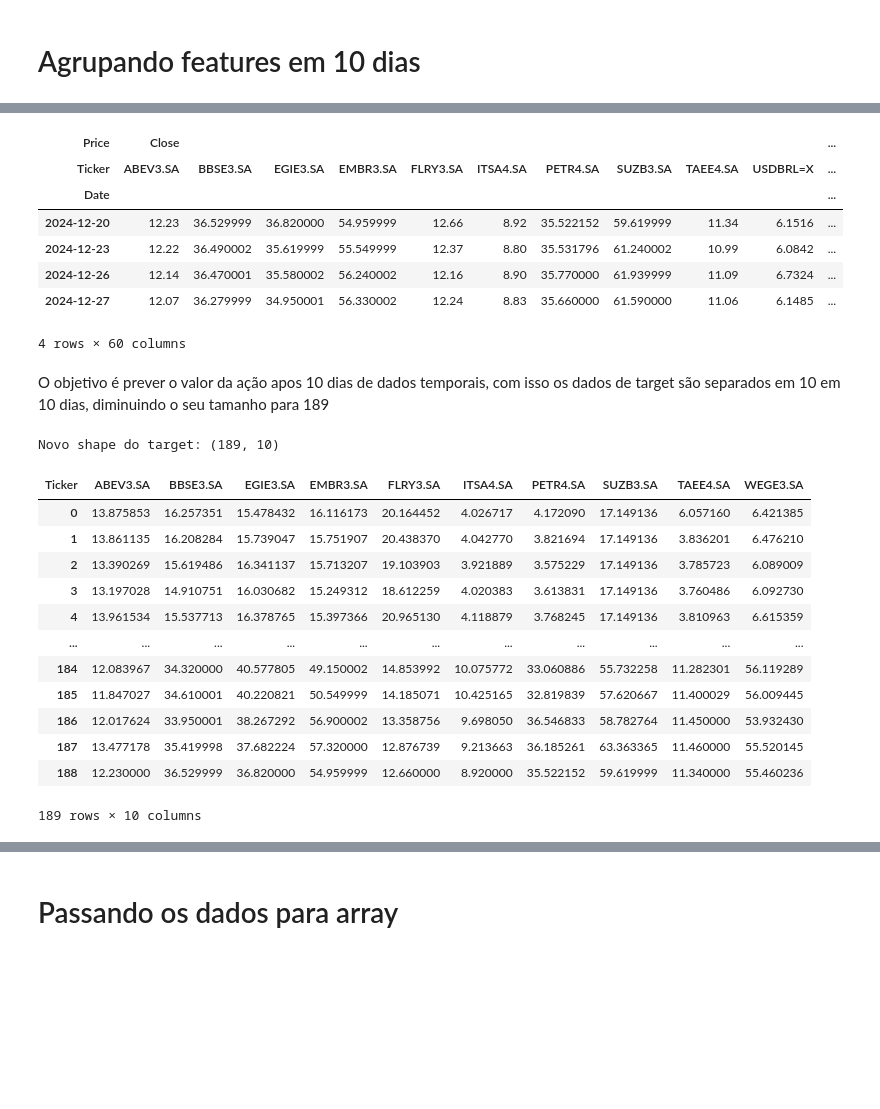
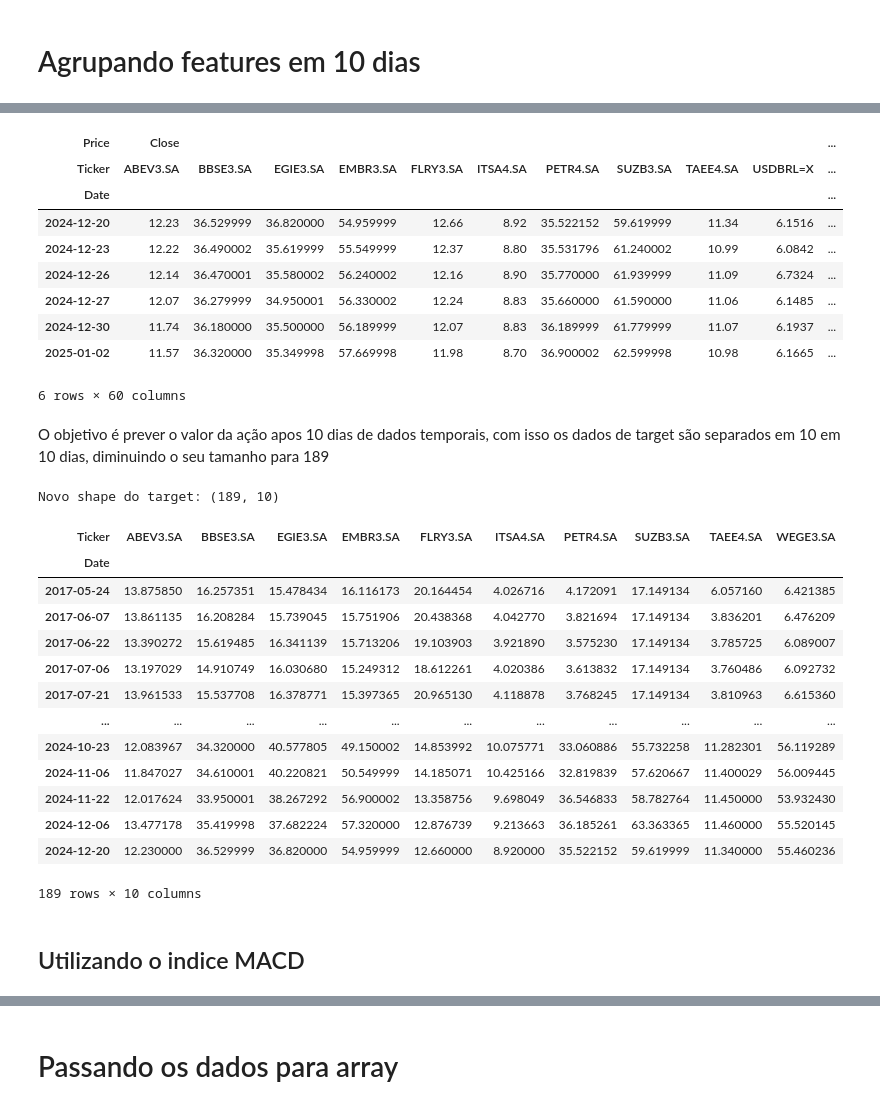
Before and after one commit to gabriels3t/Uso-de-RNN-para-prever-acoes, a Jupyter notebook: data.ipynb, the cells around one changed output, grey strips where cells are left out. Saved outputs shown, nothing was run; the diff lists cells and outputs as text; code cells hidden in the pictures; blank space fills up the shorter version.

```diff
--- a/data.ipynb
+++ b/data.ipynb
@@ -7,7 +7,8 @@ import numpy as np
 # Definir os ativos e o período
 ativos4 = ['SUZB3.SA', 'EMBR3.SA', 'PETR4.SA', 'EGIE3.SA', 'BBSE3.SA', 'ITSA4.SA', 'ABEV3.SA', 'WEGE3.SA', 'FLRY3.SA', 'TAEE4.SA', 'USDBRL=X','^BVSP']
 data_inicial = '2017-01-01'
-data_final = '2024-12-30'
+#data_inicial = '2024-01-01'
+data_final = '2025-12-30'
 
 # Obtendo os dados diretamente com o yfinance
 tabela_cotacoes = yf.download(ativos4, start=data_inicial, end=data_final)
@@ -82,34 +83,39 @@ cotacao_feature_grouped[-1]
 | 2024-12-23 | 12.22 | 36.490002 | 35.619999 | 55.549999 | 12.37 | 8.80 | 35.531796 | 61.240002 | 10.99 | 6.0842 | ... |
 | 2024-12-26 | 12.14 | 36.470001 | 35.580002 | 56.240002 | 12.16 | 8.90 | 35.770000 | 61.939999 | 11.09 | 6.7324 | ... |
 | 2024-12-27 | 12.07 | 36.279999 | 34.950001 | 56.330002 | 12.24 | 8.83 | 35.660000 | 61.590000 | 11.06 | 6.1485 | ... |
+| 2024-12-30 | 11.74 | 36.180000 | 35.500000 | 56.189999 | 12.07 | 8.83 | 36.189999 | 61.779999 | 11.07 | 6.1937 | ... |
+| 2025-01-02 | 11.57 | 36.320000 | 35.349998 | 57.669998 | 11.98 | 8.70 | 36.900002 | 62.599998 | 10.98 | 6.1665 | ... |
-4 rows × 60 columns
+6 rows × 60 columns
 # %% [markdown]
 O objetivo é prever o valor da ação apos 10 dias de dados temporais, com isso os dados de target são  separados em 10 em 10 dias, diminuindo o seu tamanho para 189
 # %%
 acao= [
     "ABEV3.SA", "BBSE3.SA", "EGIE3.SA", "EMBR3.SA", "FLRY3.SA",
     "ITSA4.SA", "PETR4.SA", "SUZB3.SA", "TAEE4.SA",
     "WEGE3.SA"
 ]
 # Ajuste o target para garantir que ele tenha o mesmo número de amostras que as features
 # O target será o 'Adj Close' do dia seguinte após cada janela de 10 dias
-cotacao_target_intervalo = cotacao_target.iloc[window_size::window_size][acao].reset_index(drop=True)
+cotacao_target_intervalo = cotacao_target.iloc[window_size::window_size][acao]
 
 
 print(f"Novo shape do target: {cotacao_target_intervalo.shape}")
 cotacao_target_intervalo
 # %% [output]
 Novo shape do target: (189, 10)
 | Ticker | ABEV3.SA | BBSE3.SA | EGIE3.SA | EMBR3.SA | FLRY3.SA | ITSA4.SA | PETR4.SA | SUZB3.SA | TAEE4.SA | WEGE3.SA |
-| 0 | 13.875853 | 16.257351 | 15.478432 | 16.116173 | 20.164452 | 4.026717 | 4.172090 | 17.149136 | 6.057160 | 6.421385 |
-| 1 | 13.861135 | 16.208284 | 15.739047 | 15.751907 | 20.438370 | 4.042770 | 3.821694 | 17.149136 | 3.836201 | 6.476210 |
-| 2 | 13.390269 | 15.619486 | 16.341137 | 15.713207 | 19.103903 | 3.921889 | 3.575229 | 17.149136 | 3.785723 | 6.089009 |
-| 3 | 13.197028 | 14.910751 | 16.030682 | 15.249312 | 18.612259 | 4.020383 | 3.613831 | 17.149136 | 3.760486 | 6.092730 |
-| 4 | 13.961534 | 15.537713 | 16.378765 | 15.397366 | 20.965130 | 4.118879 | 3.768245 | 17.149136 | 3.810963 | 6.615359 |
+| Date |  |  |  |  |  |  |  |  |  |  |
+| 2017-05-24 | 13.875850 | 16.257351 | 15.478434 | 16.116173 | 20.164454 | 4.026716 | 4.172091 | 17.149134 | 6.057160 | 6.421385 |
+| 2017-06-07 | 13.861135 | 16.208284 | 15.739045 | 15.751906 | 20.438368 | 4.042770 | 3.821694 | 17.149134 | 3.836201 | 6.476209 |
+| 2017-06-22 | 13.390272 | 15.619485 | 16.341139 | 15.713206 | 19.103903 | 3.921890 | 3.575230 | 17.149134 | 3.785725 | 6.089007 |
+| 2017-07-06 | 13.197029 | 14.910749 | 16.030680 | 15.249312 | 18.612261 | 4.020386 | 3.613832 | 17.149134 | 3.760486 | 6.092732 |
+| 2017-07-21 | 13.961533 | 15.537708 | 16.378771 | 15.397365 | 20.965130 | 4.118878 | 3.768245 | 17.149134 | 3.810963 | 6.615360 |
 | ... | ... | ... | ... | ... | ... | ... | ... | ... | ... | ... |
-| 184 | 12.083967 | 34.320000 | 40.577805 | 49.150002 | 14.853992 | 10.075772 | 33.060886 | 55.732258 | 11.282301 | 56.119289 |
-| 185 | 11.847027 | 34.610001 | 40.220821 | 50.549999 | 14.185071 | 10.425165 | 32.819839 | 57.620667 | 11.400029 | 56.009445 |
-| 186 | 12.017624 | 33.950001 | 38.267292 | 56.900002 | 13.358756 | 9.698050 | 36.546833 | 58.782764 | 11.450000 | 53.932430 |
-| 187 | 13.477178 | 35.419998 | 37.682224 | 57.320000 | 12.876739 | 9.213663 | 36.185261 | 63.363365 | 11.460000 | 55.520145 |
-| 188 | 12.230000 | 36.529999 | 36.820000 | 54.959999 | 12.660000 | 8.920000 | 35.522152 | 59.619999 | 11.340000 | 55.460236 |
+| 2024-10-23 | 12.083967 | 34.320000 | 40.577805 | 49.150002 | 14.853992 | 10.075771 | 33.060886 | 55.732258 | 11.282301 | 56.119289 |
+| 2024-11-06 | 11.847027 | 34.610001 | 40.220821 | 50.549999 | 14.185071 | 10.425166 | 32.819839 | 57.620667 | 11.400029 | 56.009445 |
+| 2024-11-22 | 12.017624 | 33.950001 | 38.267292 | 56.900002 | 13.358756 | 9.698049 | 36.546833 | 58.782764 | 11.450000 | 53.932430 |
+| 2024-12-06 | 13.477178 | 35.419998 | 37.682224 | 57.320000 | 12.876739 | 9.213663 | 36.185261 | 63.363365 | 11.460000 | 55.520145 |
+| 2024-12-20 | 12.230000 | 36.529999 | 36.820000 | 54.959999 | 12.660000 | 8.920000 | 35.522152 | 59.619999 | 11.340000 | 55.460236 |
 189 rows × 10 columns
+# %% [markdown]
+## Utilizando o indice MACD
```
Also changed, not shown: parts of 7 cells of this notebook, 2 other files.
